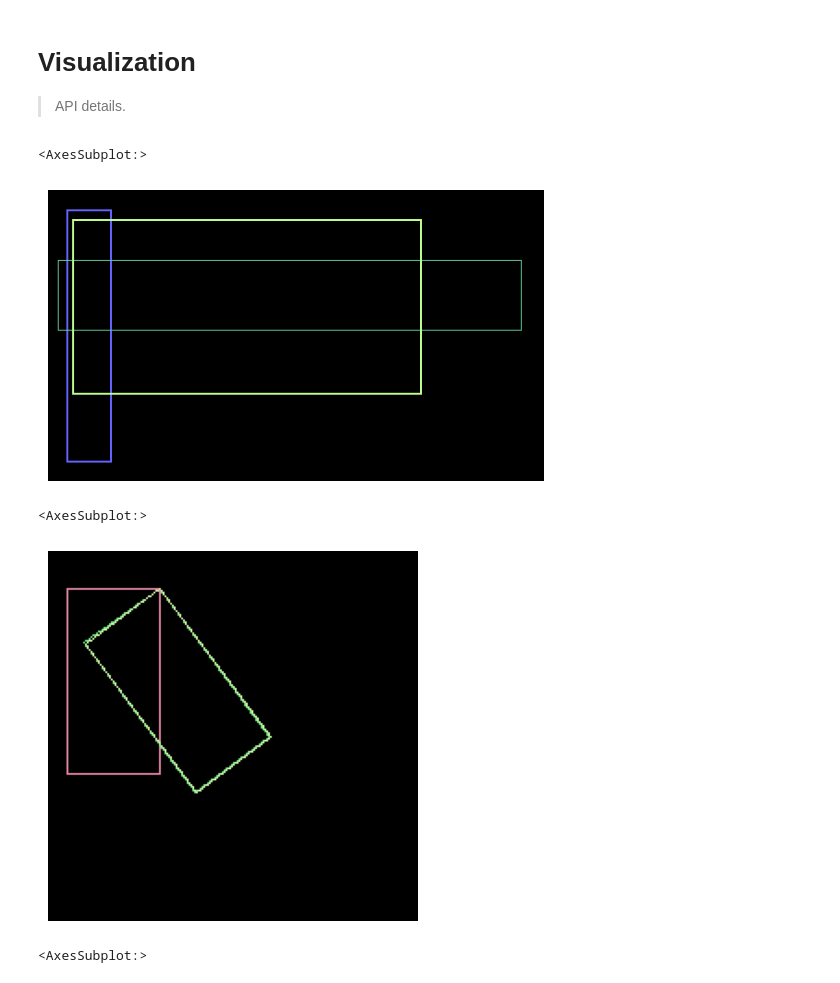
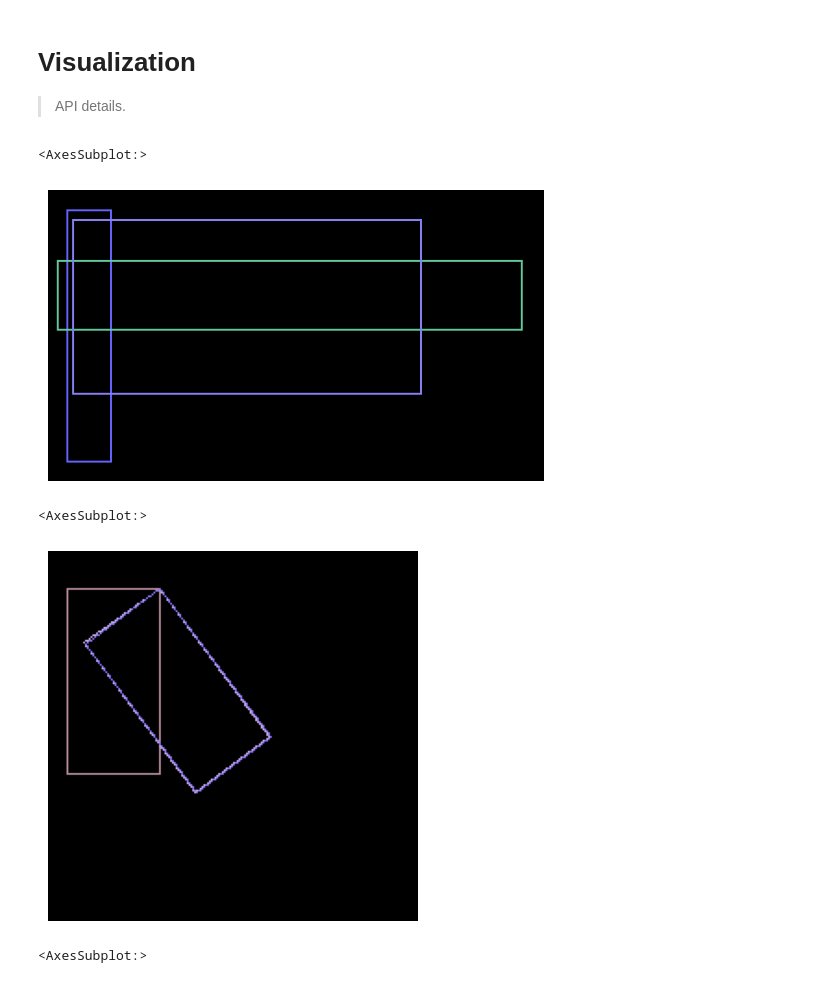
Before and after one commit to lgvaz/polvo, a Jupyter notebook: nbs/10e_bbox.vis.ipynb, the cells around one changed output. Drawn from its saved outputs; the diff is of its cells as text; code cells hidden in the pictures.

```diff
--- a/nbs/10e_bbox.vis.ipynb
+++ b/nbs/10e_bbox.vis.ipynb
@@ -23,3 +23,6 @@ from polvo.bbox import BBox, OBBox
+# %%
+#|export
+def _random_color(): return tuple(((np.random.random(3)*0.6 + 0.4)*255).astype(int))
 # %%
 #|export
 def overlay(image:PIL.Image, bbox:BBox, color:Tuple[int,int,int]=None):
@@ -30,7 +33,7 @@ def overlay(image:PIL.Image, bbox:BBox, color:Tuple[int,int,int]=None):
         color     : The color of the box.
     """
     draw = PIL.ImageDraw.Draw(image)
-    color = color or tuple(((np.random.random(3)*0.6 + 0.4)*255).astype(int))
+    color = color or _random_color()
     bbox_thickness = int(0.0081*min(image.size) - 0.0078)
     bbox_thickness = np.clip(bbox_thickness, 1, 16)
 
@@ -39,21 +42,21 @@ def overlay(image:PIL.Image, bbox:BBox, color:Tuple[int,int,int]=None):
 # %%
 image = PIL.Image.fromarray(np.zeros((300, 512, 3), dtype=np.uint8))
 image = overlay(image, BBox.from_xyxy(20, 20, 64, 280), (100, 100, 255))
-image = BBox.from_xywh(10, 72, 478, 72).show(image, color=(100, 200, 155))
+image = overlay(image, BBox.from_xywh(10, 72, 478, 72), color=(100, 200, 155))
 image = overlay(image, BBox.from_relative_xcycwh(.4, .4, .7, .6, 512, 300))
 pv.show_image(image)
 # %% [output]
 <AxesSubplot:>
-[figure, old version]
+[figure, new version]
 # %%
 image = PIL.Image.fromarray(np.zeros((200, 200, 3), dtype=np.uint8))
-image = OBBox.from_flat((60,20, 60,120, 10,120, 10,20)).show(image) # non-rotated
-image = OBBox.from_clockwise(60,20, 100,50, math.degrees(math.asin(4/5))).show(image) #rotated
-image = OBBox.from_flat((60,20, 120,100, 80,130, 20,50)).show(image) # rotated
+image = overlay(image, OBBox.from_flat((60,20, 60,120, 10,120, 10,20))) # non-rotated
+image = overlay(image, OBBox.from_clockwise(60,20, 100,50, math.degrees(math.asin(4/5)))) #rotated
+image = overlay(image, OBBox.from_flat((60,20, 120,100, 80,130, 20,50))) # rotated
 pv.show_image(image)
 # %% [output]
 <AxesSubplot:>
-[figure, old version]
+[figure, new version]
 # %%
 image = PIL.Image.fromarray(np.zeros((350, 512, 3), dtype=np.uint8))
 image = overlay(image, OBBox.from_clockwise(256,175, 100,140, 0), (250, 200, 155))
```
Also changed, not shown: parts of 7 cells of this notebook, 8 other files.
